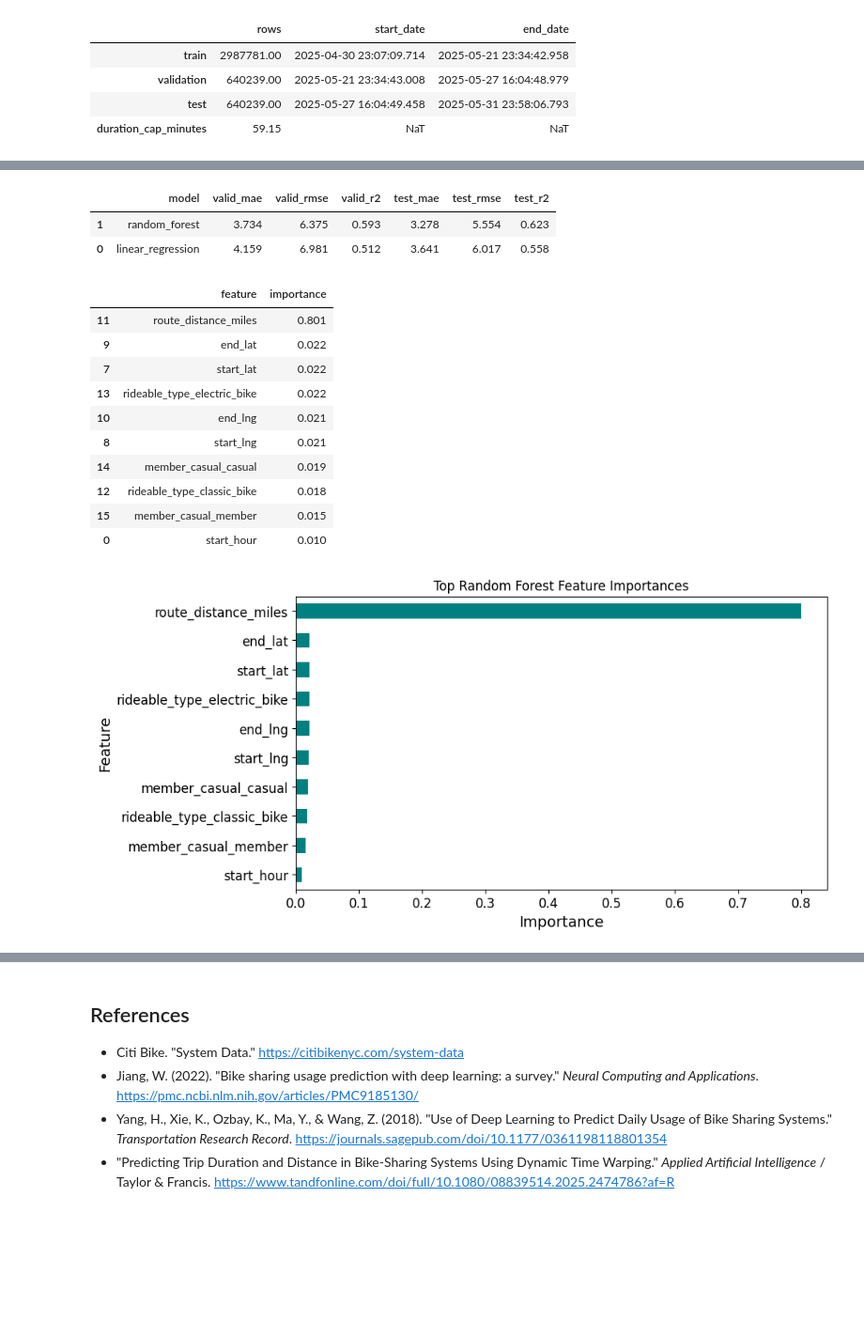
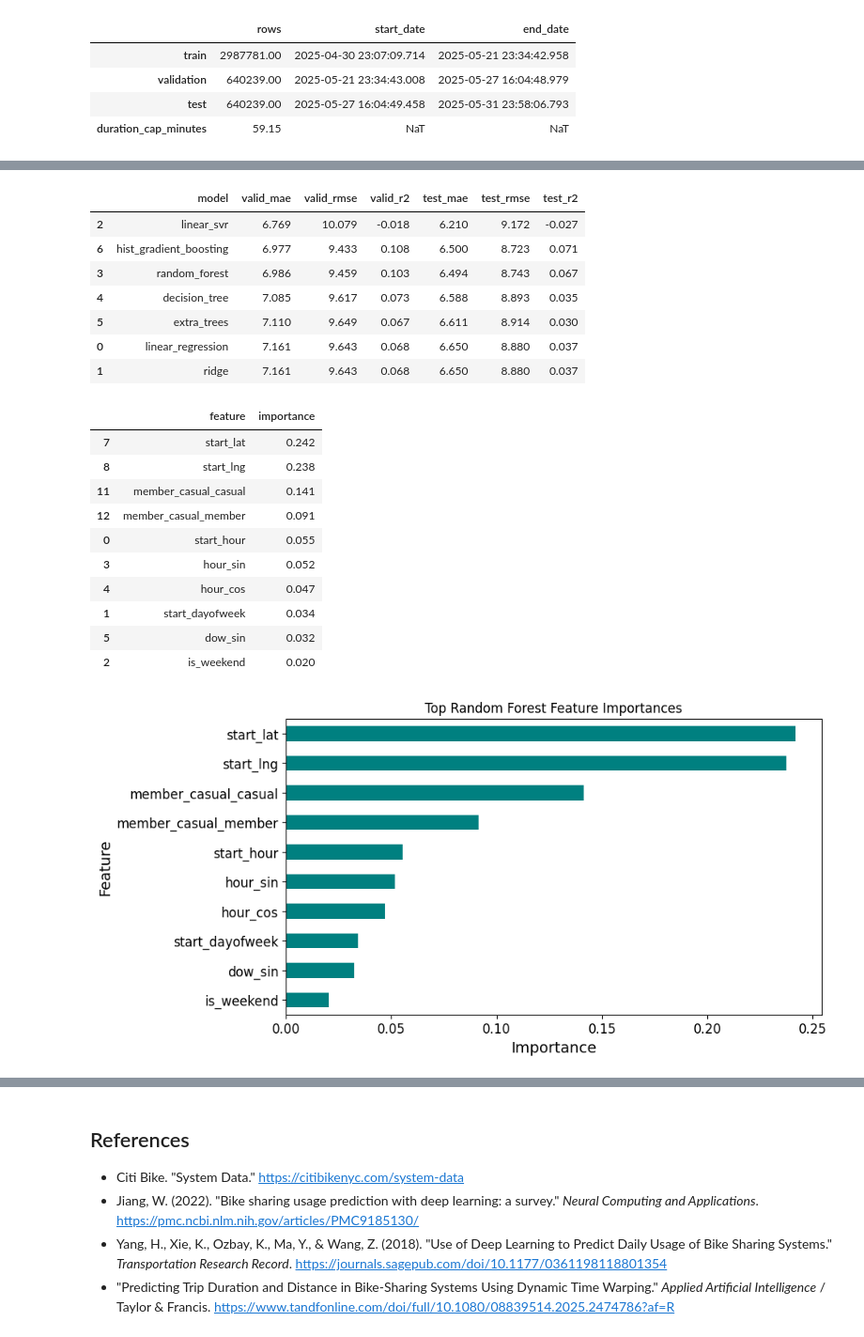
Before and after one commit to Wiz1702/Citi-Bike-, a Jupyter notebook: notebook.ipynb, the cells around one changed output, grey strips where cells are left out. Shown at 94% size. Cells and saved outputs as stored; diff of their text form; code cells hidden in the pictures; blank space fills up the shorter version.

```diff
--- a/notebook.ipynb
+++ b/notebook.ipynb
@@ -771,9 +918,8 @@ Best random forest parameters: {'n_estimators': 120, 'max_depth': 12, 'min_sampl
 # %%
-# train the model using the best hyperparams
+# fit the final tree-based models on the training sample
 forest_reg = RandomForestRegressor(random_state=42, n_jobs=-1, **best_forest_params)
 forest_reg.fit(sample_train_prepared, sample_train_labels)
 
-trip_valid_prepared_for_forest = forest_pipeline.transform(trip_valid)
 trip_test_prepared_for_forest = forest_pipeline.transform(trip_test)
 
 rf_valid_pred = forest_reg.predict(trip_valid_prepared_for_forest)
@@ -792,44 +938,76 @@ forest_scores = pd.DataFrame([
         'test_rmse': rf_test_rmse,
         'test_r2': rf_test_r2,
     }
 ])
 
-all_model_scores = pd.concat([lin_scores, forest_scores], ignore_index=True).sort_values('test_mae')
+tree_full_scores = []
+
+for candidate in tree_model_specs:
+    regressor = candidate['regressor'](**candidate['params'])
+    regressor.fit(sample_train_prepared, sample_train_labels)
+
+    valid_pred = regressor.predict(trip_valid_prepared_for_forest)
+    test_pred = regressor.predict(trip_test_prepared_for_forest)
+
+    valid_mae, valid_rmse, valid_r2 = evaluate_regression(trip_valid_labels, valid_pred)
+    test_mae, test_rmse, test_r2 = evaluate_regression(trip_test_labels, test_pred)
+
+    tree_full_scores.append({
+        'model': candidate['model'],
+        'valid_mae': valid_mae,
+        'valid_rmse': valid_rmse,
+        'valid_r2': valid_r2,
+        'test_mae': test_mae,
+        'test_rmse': test_rmse,
+        'test_r2': test_r2,
+    })
+
+tree_full_scores = pd.DataFrame(tree_full_scores)
+
+all_model_scores = pd.concat(
+    [lin_scores, ridge_scores, svm_scores, forest_scores, tree_full_scores],
+    ignore_index=True,
+).sort_values('valid_mae')
 display(all_model_scores.round(3))
 
 cat_encoder = forest_pipeline.named_transformers_['cat']
 extra_attribs = list(cat_encoder.get_feature_names_out(cat_attribs))
 attributes = num_attribs + extra_attribs
 feature_importances = pd.DataFrame({
     'feature': attributes,
     'importance': forest_reg.feature_importances_,
 }).sort_values('importance', ascending=False)
 display(feature_importances.head(10).round(3))
 
 ax = feature_importances.head(10).sort_values('importance').plot(
     kind='barh',
     x='feature',
     y='importance',
     legend=False,
     color='teal',
 )
 ax.set_title('Top Random Forest Feature Importances')
 ax.set_xlabel('Importance')
 ax.set_ylabel('Feature')
 plt.show()
 # %% [output]
 |  | model | valid_mae | valid_rmse | valid_r2 | test_mae | test_rmse | test_r2 |
-| 1 | random_forest | 3.734 | 6.375 | 0.593 | 3.278 | 5.554 | 0.623 |
-| 0 | linear_regression | 4.159 | 6.981 | 0.512 | 3.641 | 6.017 | 0.558 |
+| 2 | linear_svr | 6.769 | 10.079 | -0.018 | 6.210 | 9.172 | -0.027 |
+| 6 | hist_gradient_boosting | 6.977 | 9.433 | 0.108 | 6.500 | 8.723 | 0.071 |
+| 3 | random_forest | 6.986 | 9.459 | 0.103 | 6.494 | 8.743 | 0.067 |
+| 4 | decision_tree | 7.085 | 9.617 | 0.073 | 6.588 | 8.893 | 0.035 |
+| 5 | extra_trees | 7.110 | 9.649 | 0.067 | 6.611 | 8.914 | 0.030 |
+| 0 | linear_regression | 7.161 | 9.643 | 0.068 | 6.650 | 8.880 | 0.037 |
+| 1 | ridge | 7.161 | 9.643 | 0.068 | 6.650 | 8.880 | 0.037 |
 |  | feature | importance |
-| 11 | route_distance_miles | 0.801 |
-| 9 | end_lat | 0.022 |
-| 7 | start_lat | 0.022 |
-| 13 | rideable_type_electric_bike | 0.022 |
-| 10 | end_lng | 0.021 |
-| 8 | start_lng | 0.021 |
-| 14 | member_casual_casual | 0.019 |
-| 12 | rideable_type_classic_bike | 0.018 |
-| 15 | member_casual_member | 0.015 |
-| 0 | start_hour | 0.010 |
+| 7 | start_lat | 0.242 |
+| 8 | start_lng | 0.238 |
+| 11 | member_casual_casual | 0.141 |
+| 12 | member_casual_member | 0.091 |
+| 0 | start_hour | 0.055 |
+| 3 | hour_sin | 0.052 |
+| 4 | hour_cos | 0.047 |
+| 1 | start_dayofweek | 0.034 |
+| 5 | dow_sin | 0.032 |
+| 2 | is_weekend | 0.020 |
-[figure, old version]
+[figure, new version]
```
Also changed, not shown: parts of 18 cells of this notebook.
